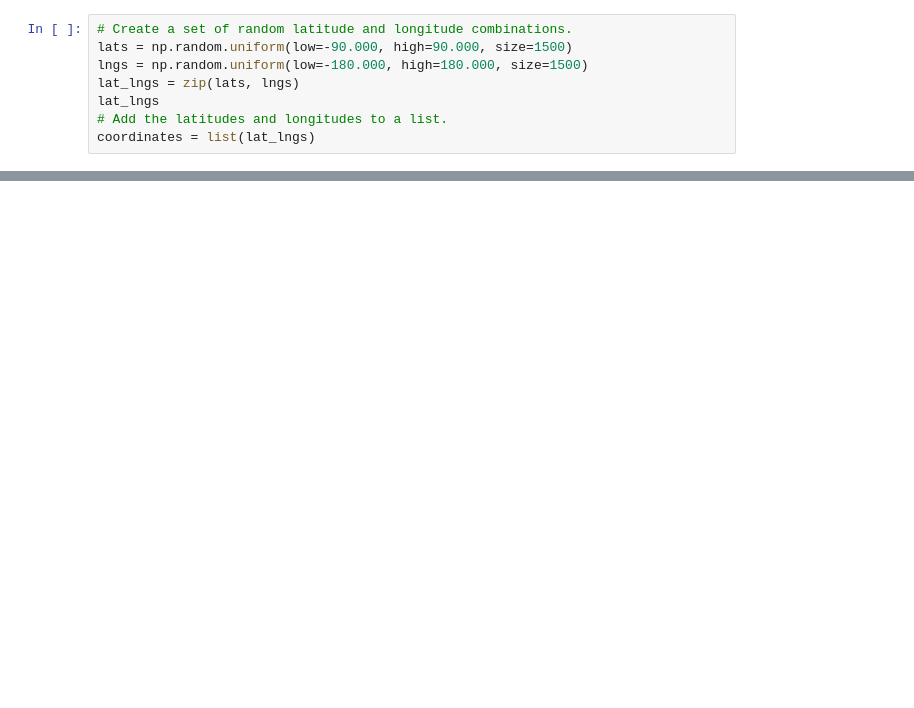
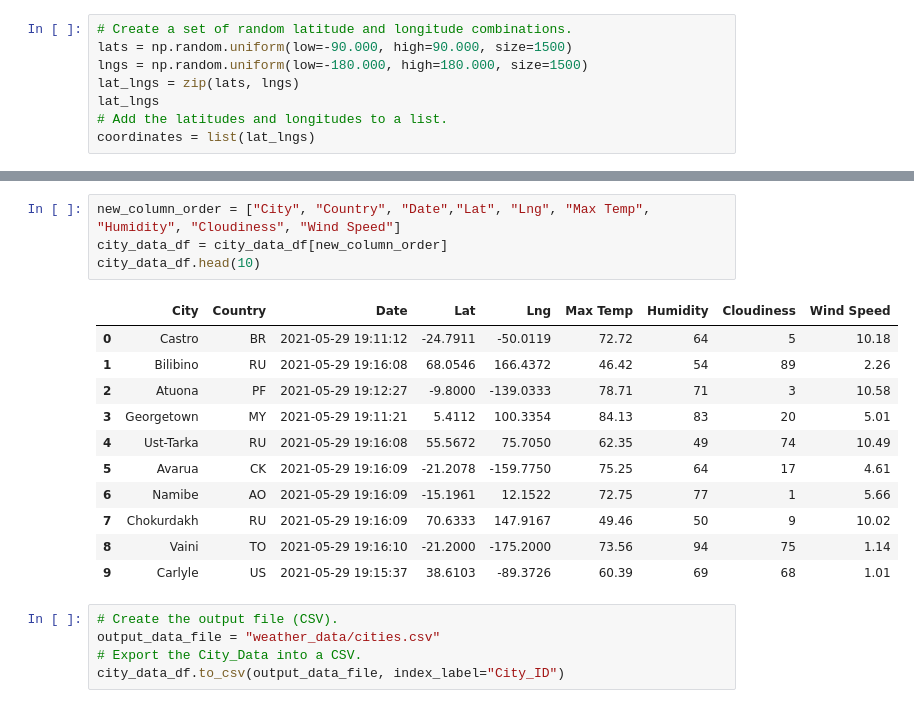
Before and after one commit to markmayo28/World_Weather_Analysis, a Jupyter notebook: WeatherPy.ipynb, the cells around one changed output, grey strips where cells are left out. Drawn from its saved outputs; the diff is of its cells as text; blank space fills up the shorter version.

```diff
--- a/WeatherPy.ipynb
+++ b/WeatherPy.ipynb
@@ -29,0 +142,21 @@ len(cities)
+# %%
+new_column_order = ["City", "Country", "Date","Lat", "Lng", "Max Temp", "Humidity", "Cloudiness", "Wind Speed"]
+city_data_df = city_data_df[new_column_order]
+city_data_df.head(10)
+# %% [output]
+|  | City | Country | Date | Lat | Lng | Max Temp | Humidity | Cloudiness | Wind Speed |
+| 0 | Castro | BR | 2021-05-29 19:11:12 | -24.7911 | -50.0119 | 72.72 | 64 | 5 | 10.18 |
+| 1 | Bilibino | RU | 2021-05-29 19:16:08 | 68.0546 | 166.4372 | 46.42 | 54 | 89 | 2.26 |
+| 2 | Atuona | PF | 2021-05-29 19:12:27 | -9.8000 | -139.0333 | 78.71 | 71 | 3 | 10.58 |
+| 3 | Georgetown | MY | 2021-05-29 19:11:21 | 5.4112 | 100.3354 | 84.13 | 83 | 20 | 5.01 |
+| 4 | Ust-Tarka | RU | 2021-05-29 19:16:08 | 55.5672 | 75.7050 | 62.35 | 49 | 74 | 10.49 |
+| 5 | Avarua | CK | 2021-05-29 19:16:09 | -21.2078 | -159.7750 | 75.25 | 64 | 17 | 4.61 |
+| 6 | Namibe | AO | 2021-05-29 19:16:09 | -15.1961 | 12.1522 | 72.75 | 77 | 1 | 5.66 |
+| 7 | Chokurdakh | RU | 2021-05-29 19:16:09 | 70.6333 | 147.9167 | 49.46 | 50 | 9 | 10.02 |
+| 8 | Vaini | TO | 2021-05-29 19:16:10 | -21.2000 | -175.2000 | 73.56 | 94 | 75 | 1.14 |
+| 9 | Carlyle | US | 2021-05-29 19:15:37 | 38.6103 | -89.3726 | 60.39 | 69 | 68 | 1.01 |
+# %%
+# Create the output file (CSV).
+output_data_file = "weather_data/cities.csv"
+# Export the City_Data into a CSV.
+city_data_df.to_csv(output_data_file, index_label="City_ID")
```
Also changed, not shown: parts of 6 cells of this notebook.
